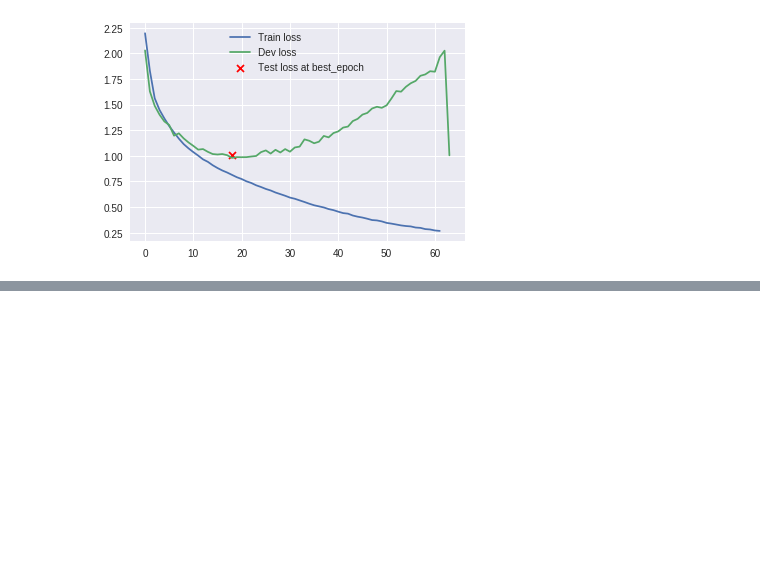
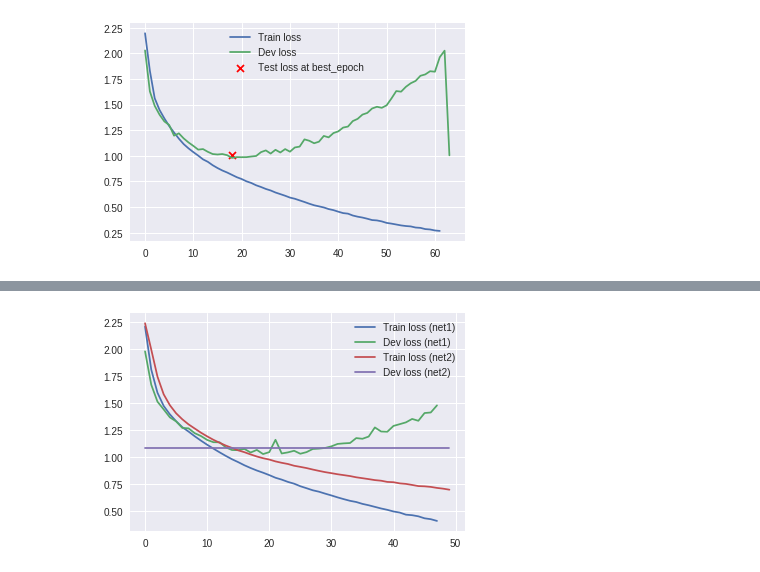
Before and after one commit to fborrasumh/intro, a Jupyter notebook: 8-EarlyStopping/EarlyStopping.ipynb, the cells around one changed output, grey strips where cells are left out. Drawn from its saved outputs; the diff is of its cells as text; code cells hidden in the pictures; blank space fills up the shorter version.

```diff
--- a/8-EarlyStopping/EarlyStopping.ipynb
+++ b/8-EarlyStopping/EarlyStopping.ipynb
@@ -370,0 +373,27 @@ plt.show()
+# %%
+import torch.nn as nn
+import torch.nn.functional as F
+
+class Net2(nn.Module):
+    def __init__(self):
+        super(Net2, self).__init__()
+        self.conv1 = nn.Conv2d(3, 6, 5)
+        self.pool = nn.MaxPool2d(2, 2)
+        self.conv2 = nn.Conv2d(6, 16, 5)
+        self.fc1 = nn.Linear(16 * 5 * 5, 120)
+        self.dropout1 = nn.Dropout(0.2)
+        self.fc2 = nn.Linear(120, 84)
+        self.fc3 = nn.Linear(84, 10)
+
+    def forward(self, x):
+        x = self.pool(F.relu(self.conv1(x)))
+        x = self.pool(F.relu(self.conv2(x)))
+        x = x.view(-1, 16 * 5 * 5)
+        x = F.relu(self.fc1(x))
+        x = self.dropout1(x)
+        x = F.relu(self.fc2(x))
+        x = self.fc3(x)
+        return x
+
+net2 = Net2()
+net2.to(device)
@@ -370,0 +410,3 @@ plt.show()
+# %%
+criterion = nn.CrossEntropyLoss()
+optimizer = optim.SGD(net2.parameters(), lr=0.001, momentum=0.9)
@@ -370,0 +486,11 @@ plt.show()
+# %%
+import matplotlib.pyplot as plt
+plt.figure()
+plt.plot(train_losses, label='Train loss (net1)')
+plt.plot(dev_losses, label='Dev loss (net1)')
+plt.plot(train_losses2, label='Train loss (net2)')
+plt.plot(dev_losses2, label='Dev loss (net2)')
+plt.legend()
+plt.show()
+# %% [output]
+[figure, added]
```
Also changed, not shown: parts of 8 cells of this notebook.
